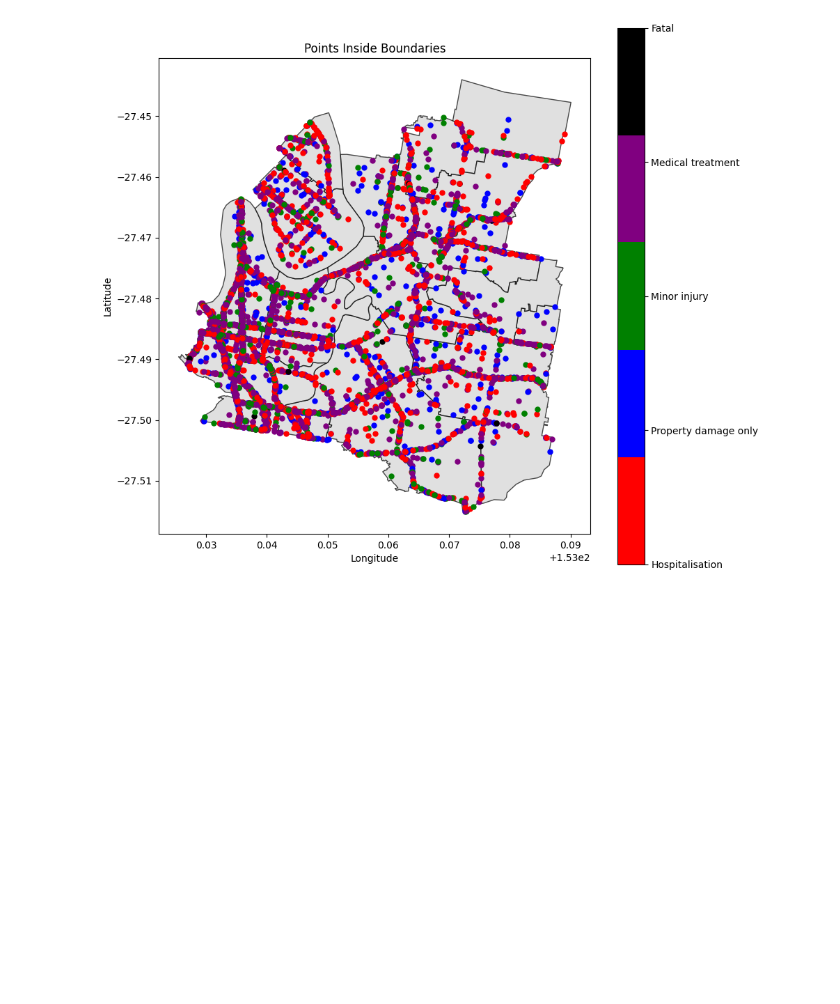
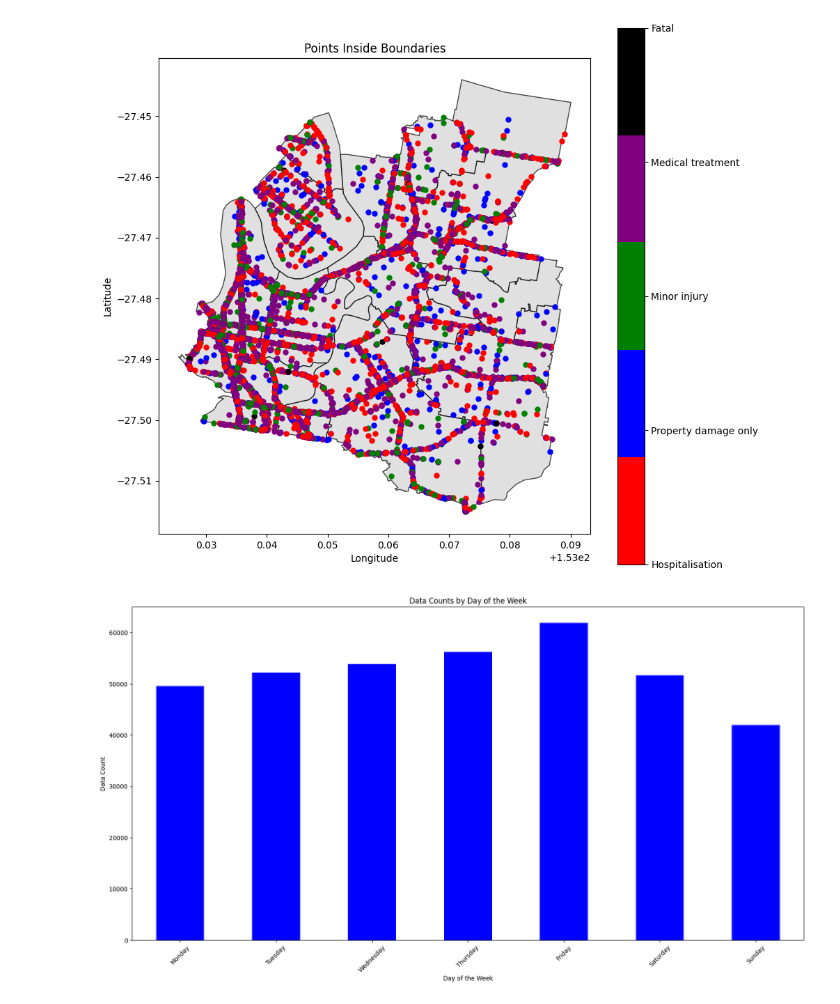
Before and after one commit to thome123/dateproject, a Jupyter notebook: maps.ipynb, the cells around one changed output. Cells and saved outputs as stored; diff of their text form; code cells hidden in the pictures; blank space fills up the shorter version.

```diff
--- a/maps.ipynb
+++ b/maps.ipynb
@@ -239,3 +234,40 @@ ax.set_ylabel('Latitude')
 plt.show()
 # %% [output]
 [figure]
+# %%
+
+
+# 假设 data 是一个已读取的 Pandas DataFrame，包含 "Crash_Day_Of_Week" 列
+
+# 将 "Crash_Day_Of_Week" 列的数据转换为大写以保持一致性
+data["Crash_Day_Of_Week"] = data["Crash_Day_Of_Week"].str.upper()
+
+# 创建一个字典来映射星期几到数字，例如 "Monday" 对应 1，"Tuesday" 对应 2，依此类推
+day_mapping = {
+    "MONDAY": 1,
+    "TUESDAY": 2,
+    "WEDNESDAY": 3,
+    "THURSDAY": 4,
+    "FRIDAY": 5,
+    "SATURDAY": 6,
+    "SUNDAY": 7
+}
+
+# 将星期几映射为对应的数字
+data["Day_Number"] = data["Crash_Day_Of_Week"].map(day_mapping)
+
+# 统计每天的数据总数
+day_counts = data.groupby("Day_Number").size()
+
+# 重新排序，以便按星期一到星期日的顺序排列
+day_counts = day_counts.reindex([1, 2, 3, 4, 5, 6, 7], fill_value=0)
+
+# 绘制柱状图
+day_counts.plot(kind="bar", color="blue")
+plt.xticks(range(7), ["Monday", "Tuesday", "Wednesday", "Thursday", "Friday", "Saturday", "Sunday"], rotation=45)
+plt.title("Data Counts by Day of the Week")
+plt.xlabel("Day of the Week")
+plt.ylabel("Data Count")
+plt.show()
+# %% [output]
+[figure, added]
```
Also changed, not shown: parts of 9 cells of this notebook.
